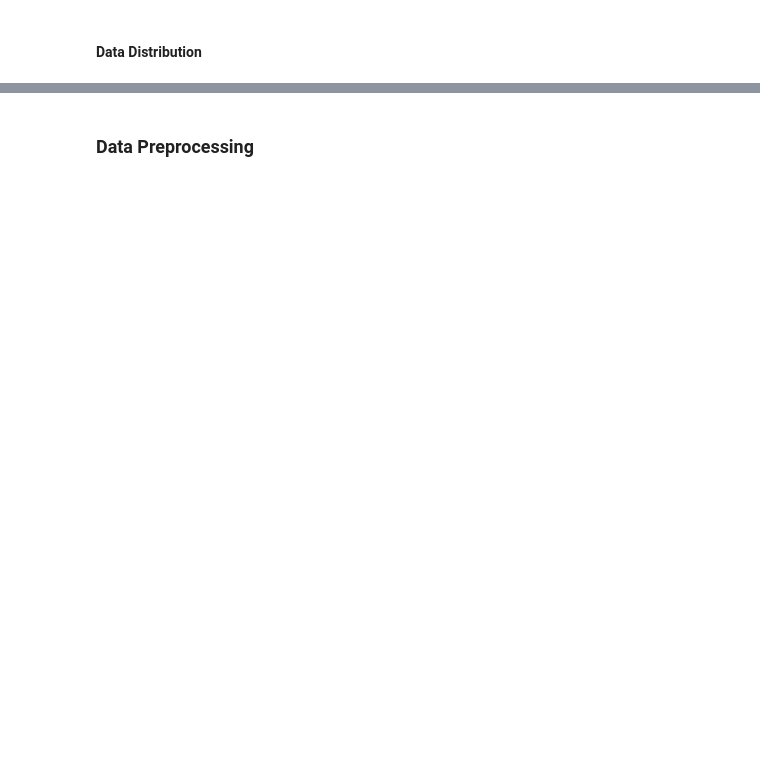
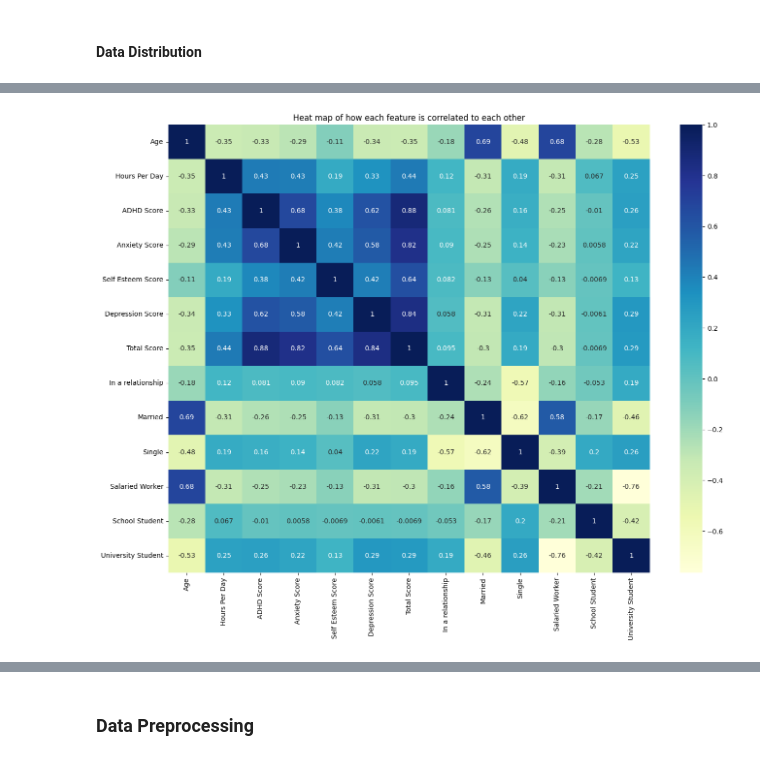
Before and after one commit to Hiroki120301/Social-Media-Addiction-Predictor, a Jupyter notebook: final_project.ipynb, the cells around one changed output, grey strips where cells are left out. Cells and saved outputs as stored; diff of their text form; code cells hidden in the pictures; blank space fills up the shorter version.

```diff
--- a/final_project.ipynb
+++ b/final_project.ipynb
@@ -166,0 +179,4 @@ plt.show()
+# %%
+df.drop(columns=['Male', 'Non-Binary',
+        'There are others???', 'Trans', 'unsure '], inplace=True)
+df.head()
@@ -166,0 +190,4 @@ plt.show()
+# %%
+generate_heatmap(df=df)
+# %% [output]
+[figure, added]
```
Also changed, not shown: parts of 15 cells of this notebook.
